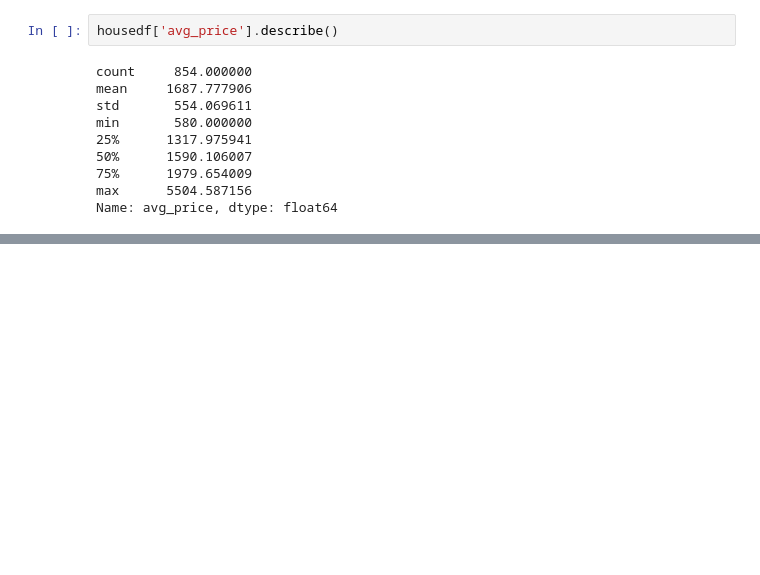
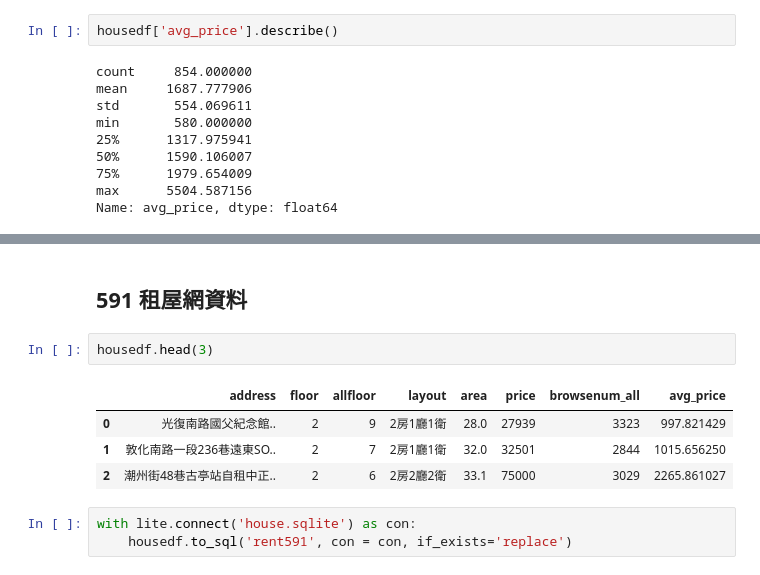
Before and after one commit to ywchiu/cathaytm, a Jupyter notebook: Demo20191018.ipynb, the cells around one changed output, grey strips where cells are left out. Saved outputs shown, nothing was run; the diff lists cells and outputs as text; blank space fills up the shorter version.

```diff
--- a/Demo20191018.ipynb
+++ b/Demo20191018.ipynb
@@ -562,0 +646,12 @@ housedf.sort_values('avg_price', ascending= False).head(3)
+# %% [markdown]
+## 591 租屋網資料
+# %%
+housedf.head(3)
+# %% [output]
+|  | address | floor | allfloor | layout | area | price | browsenum_all | avg_price |
+| 0 | 光復南路國父紀念館.. | 2 | 9 | 2房1廳1衛 | 28.0 | 27939 | 3323 | 997.821429 |
+| 1 | 敦化南路一段236巷遠東SO.. | 2 | 7 | 2房1廳1衛 | 32.0 | 32501 | 2844 | 1015.656250 |
+| 2 | 潮州街48巷古亭站自租中正.. | 2 | 6 | 2房2廳2衛 | 33.1 | 75000 | 3029 | 2265.861027 |
+# %%
+with lite.connect('house.sqlite') as con:
+    housedf.to_sql('rent591', con = con, if_exists='replace')
```
Also changed, not shown: parts of 33 cells of this notebook.
